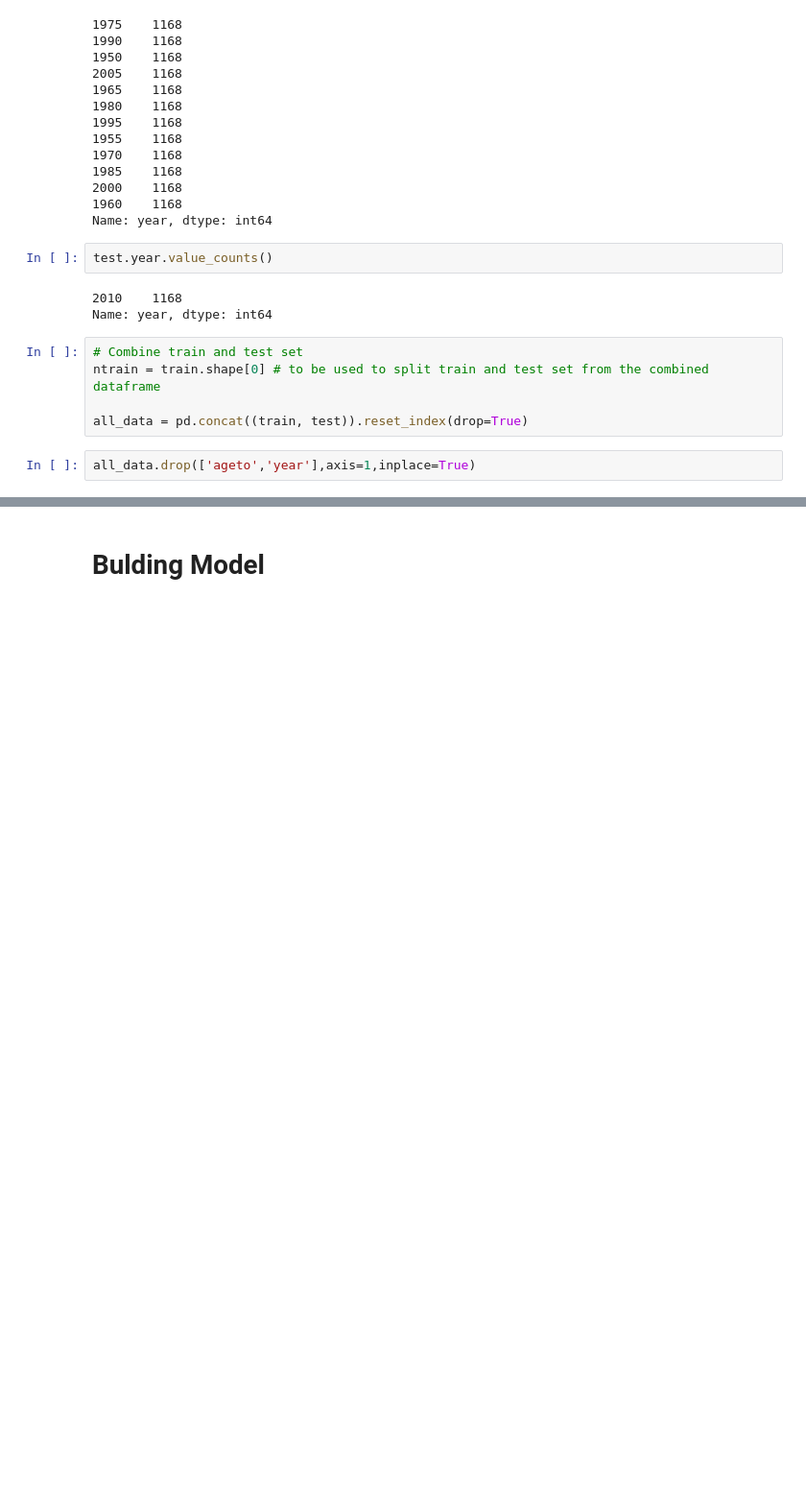
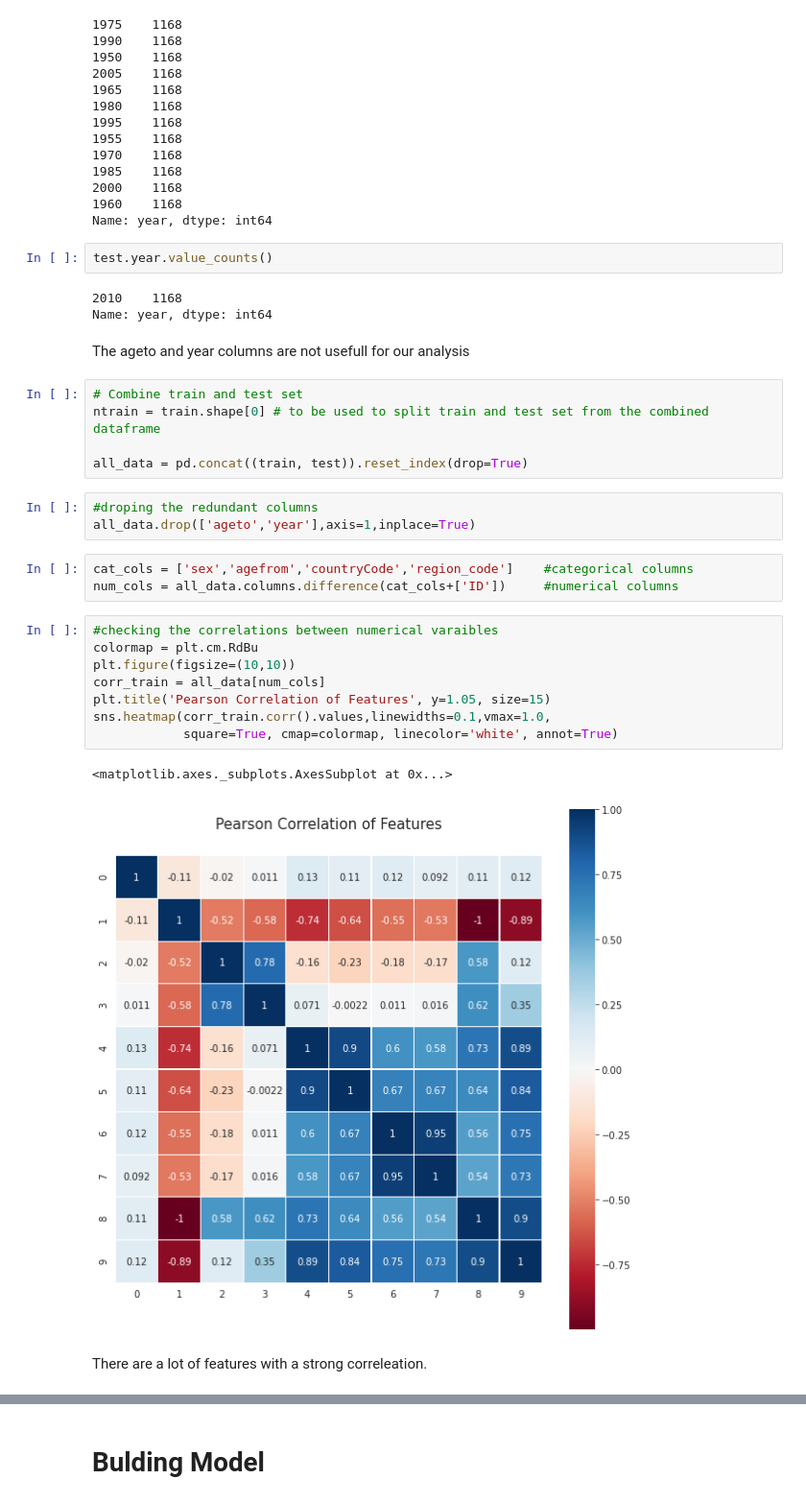
Before and after one commit to Houssem23x/Silicon-Valley-21st-Century-Education-and-Silicon-Valley-Propellers-Hackathon, a Jupyter notebook: Silicon Valley 21st Century Education.ipynb, the cells around one changed output, grey strips where cells are left out. Shown at 96% size. Drawn from its saved outputs; the diff is of its cells as text; blank space fills up the shorter version.

```diff
--- a/Silicon Valley 21st Century Education.ipynb
+++ b/Silicon Valley 21st Century Education.ipynb
@@ -140,10 +162,29 @@ test.year.value_counts()
 # %% [output]
 2010    1168
 Name: year, dtype: int64
+# %% [markdown]
+The ageto and year columns are not usefull for our analysis
 # %%
 # Combine train and test set
 ntrain = train.shape[0] # to be used to split train and test set from the combined dataframe
 
 all_data = pd.concat((train, test)).reset_index(drop=True)
 # %%
+#droping the redundant columns
 all_data.drop(['ageto','year'],axis=1,inplace=True)
+# %%
+cat_cols = ['sex','agefrom','countryCode','region_code']    #categorical columns
+num_cols = all_data.columns.difference(cat_cols+['ID'])     #numerical columns
+# %%
+#checking the correlations between numerical varaibles
+colormap = plt.cm.RdBu
+plt.figure(figsize=(10,10))
+corr_train = all_data[num_cols]
+plt.title('Pearson Correlation of Features', y=1.05, size=15)
+sns.heatmap(corr_train.corr().values,linewidths=0.1,vmax=1.0,
+            square=True, cmap=colormap, linecolor='white', annot=True)
+# %% [output]
+<matplotlib.axes._subplots.AxesSubplot at 0x...>
+[figure, added]
+# %% [markdown]
+There are a lot of features with a strong correleation.
```
Also changed, not shown: parts of 19 cells of this notebook.
